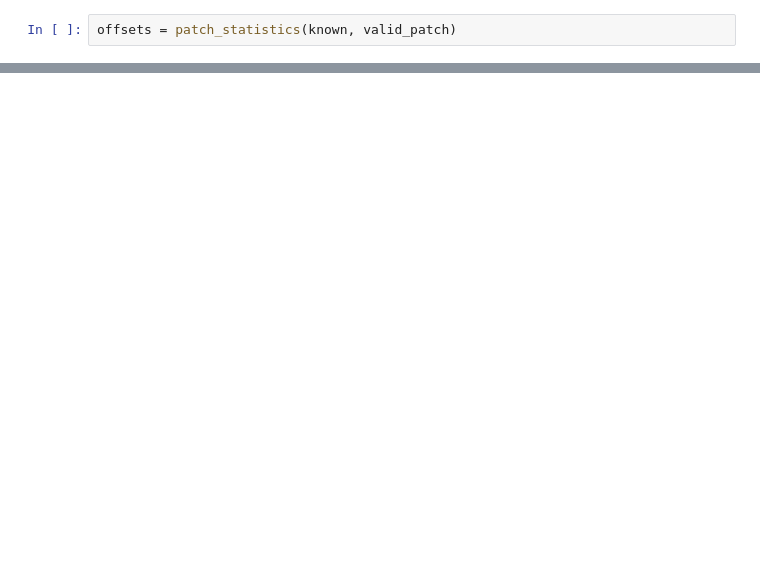
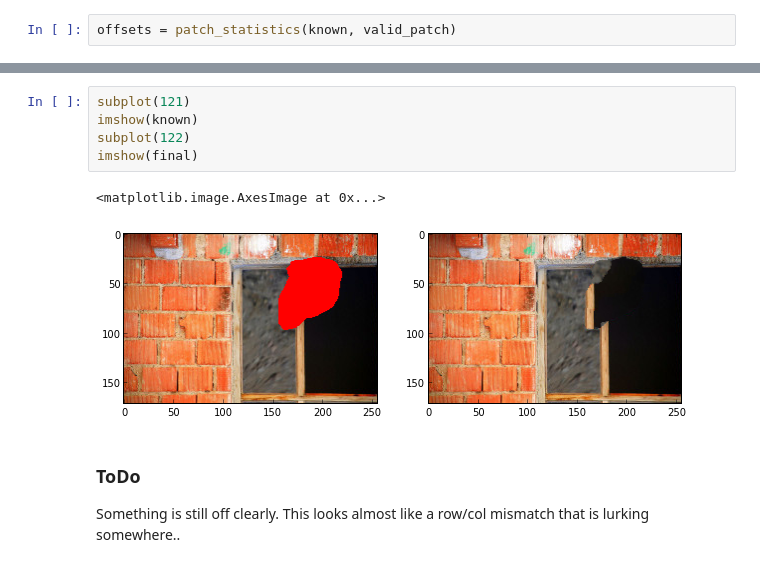
Before and after one commit to bachase/inpaint, a Jupyter notebook: pyinpaint.ipynb, the cells around one changed output, grey strips where cells are left out. Cells and saved outputs as stored; diff of their text form; blank space fills up the shorter version.

```diff
--- a/pyinpaint.ipynb
+++ b/pyinpaint.ipynb
@@ -209,0 +298,11 @@ spy(offsets)
+# %%
+subplot(121)
+imshow(known)
+subplot(122)
+imshow(final)
+# %% [output]
+<matplotlib.image.AxesImage at 0x...>
+[figure, added]
+# %% [markdown]
+### ToDo
+Something is still off clearly.  This looks almost like a row/col mismatch that is lurking somewhere..
```
Also changed, not shown: parts of 23 cells of this notebook, 7 other files.
